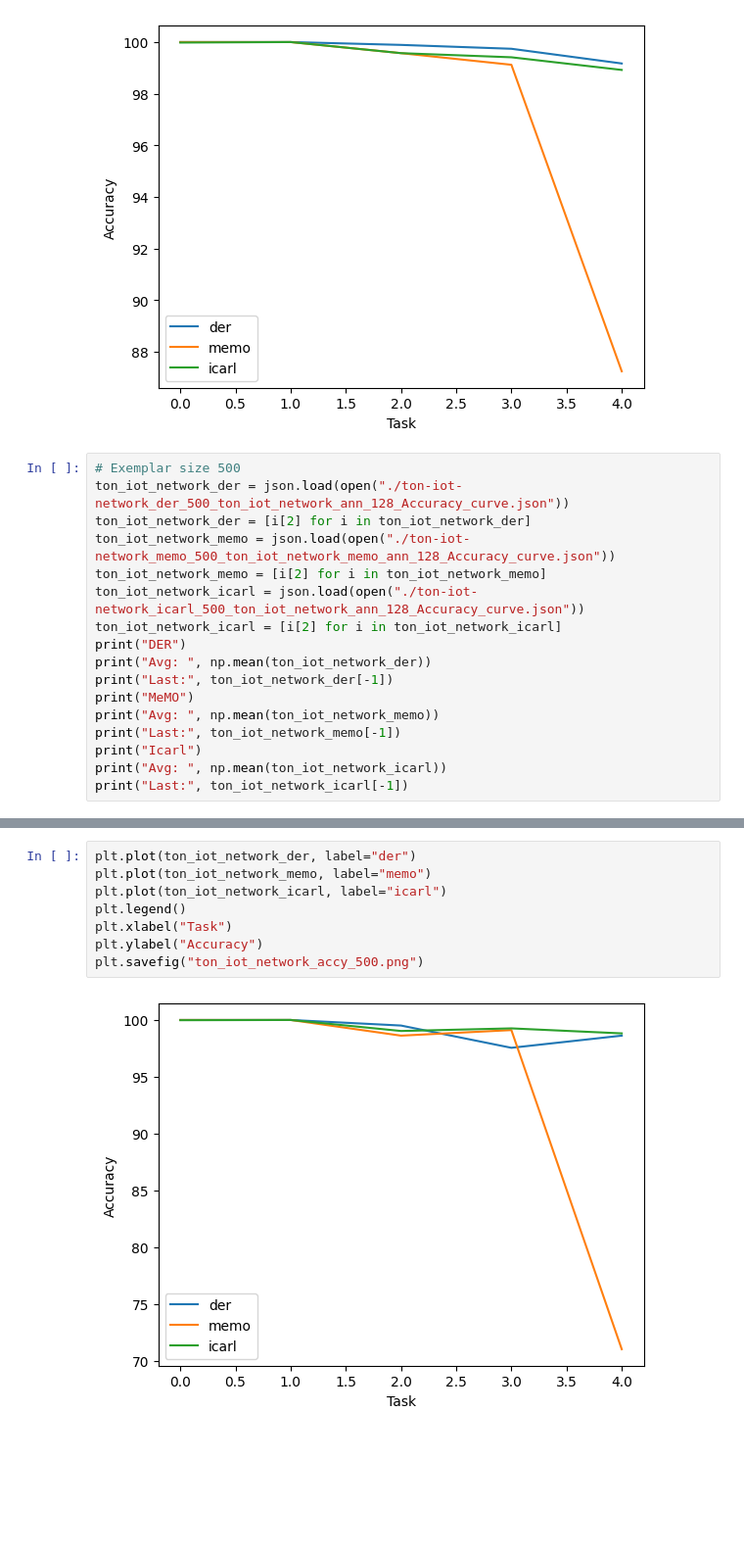
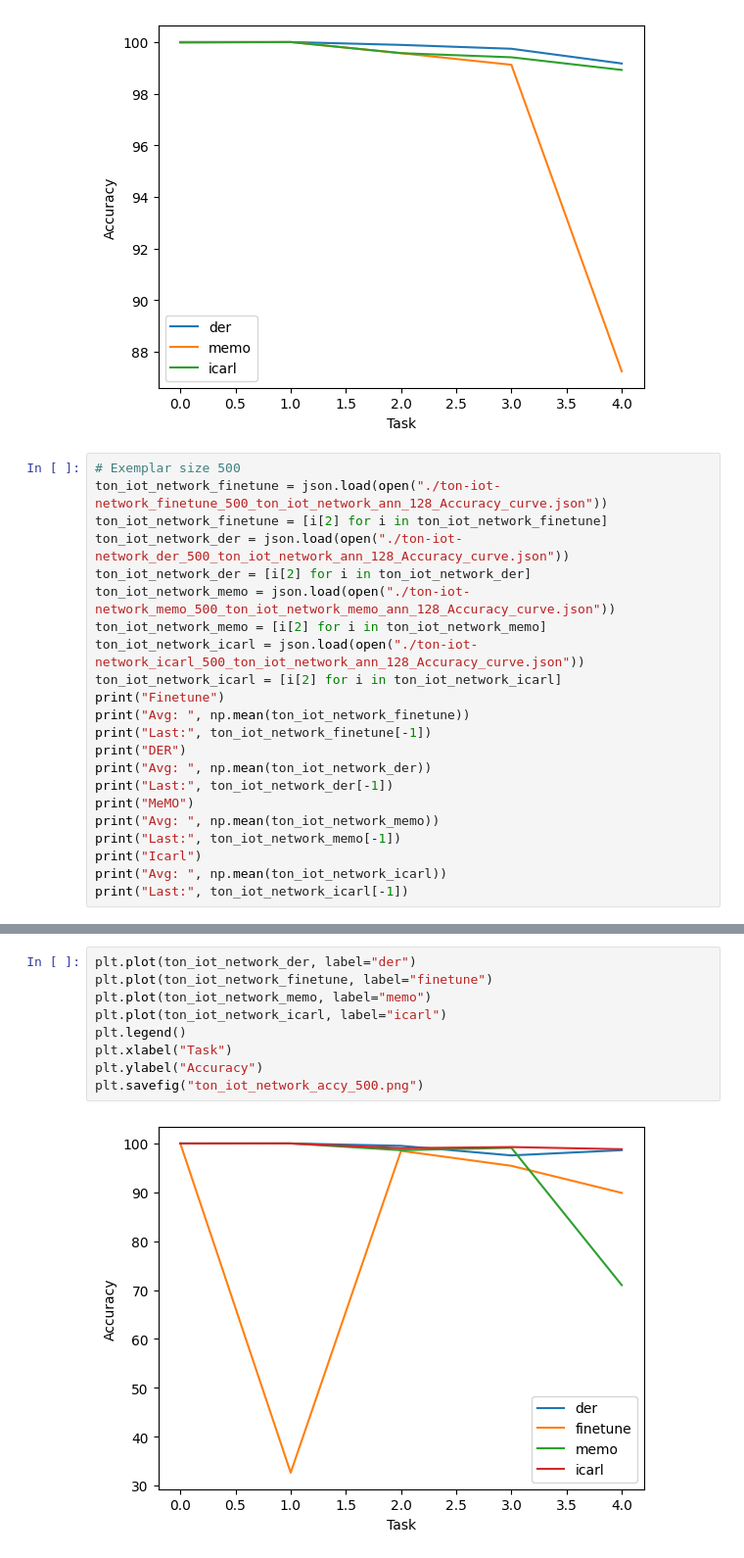
Before and after one commit to NguyenQuangMinh0504/CIL_NIDS, a Jupyter notebook: Code/PythonCode/CIL/results/ton_iot_network_plot.ipynb, the cells around one changed output, grey strips where cells are left out. Shown: that part at 98% size. Cells and saved outputs as stored; diff of their text form; blank space fills up the shorter version.

```diff
--- a/Code/PythonCode/CIL/results/ton_iot_network_plot.ipynb
+++ b/Code/PythonCode/CIL/results/ton_iot_network_plot.ipynb
@@ -95,12 +95,17 @@ plt.savefig("ton_iot_network_accy_1000.png")
 [figure]
 # %%
 # Exemplar size 500
+ton_iot_network_finetune = json.load(open("./ton-iot-network_finetune_500_ton_iot_network_ann_128_Accuracy_curve.json"))
+ton_iot_network_finetune = [i[2] for i in ton_iot_network_finetune]
 ton_iot_network_der = json.load(open("./ton-iot-network_der_500_ton_iot_network_ann_128_Accuracy_curve.json"))
 ton_iot_network_der = [i[2] for i in ton_iot_network_der]
 ton_iot_network_memo = json.load(open("./ton-iot-network_memo_500_ton_iot_network_memo_ann_128_Accuracy_curve.json"))
 ton_iot_network_memo = [i[2] for i in ton_iot_network_memo]
 ton_iot_network_icarl = json.load(open("./ton-iot-network_icarl_500_ton_iot_network_ann_128_Accuracy_curve.json"))
 ton_iot_network_icarl = [i[2] for i in ton_iot_network_icarl]
+print("Finetune")
+print("Avg: ", np.mean(ton_iot_network_finetune))
+print("Last:", ton_iot_network_finetune[-1])
 print("DER")
 print("Avg: ", np.mean(ton_iot_network_der))
 print("Last:", ton_iot_network_der[-1])
@@ -122,11 +130,12 @@ Avg:  99.41800079345703
 Last: 98.81999969482422
 # %%
 plt.plot(ton_iot_network_der, label="der")
+plt.plot(ton_iot_network_finetune, label="finetune")
 plt.plot(ton_iot_network_memo, label="memo")
 plt.plot(ton_iot_network_icarl, label="icarl")
 plt.legend()
 plt.xlabel("Task")
 plt.ylabel("Accuracy")
 plt.savefig("ton_iot_network_accy_500.png")
 # %% [output]
-[figure, old version]
+[figure, new version]
```
Also changed, not shown: parts of 1 cell of this notebook, 7 other files.
